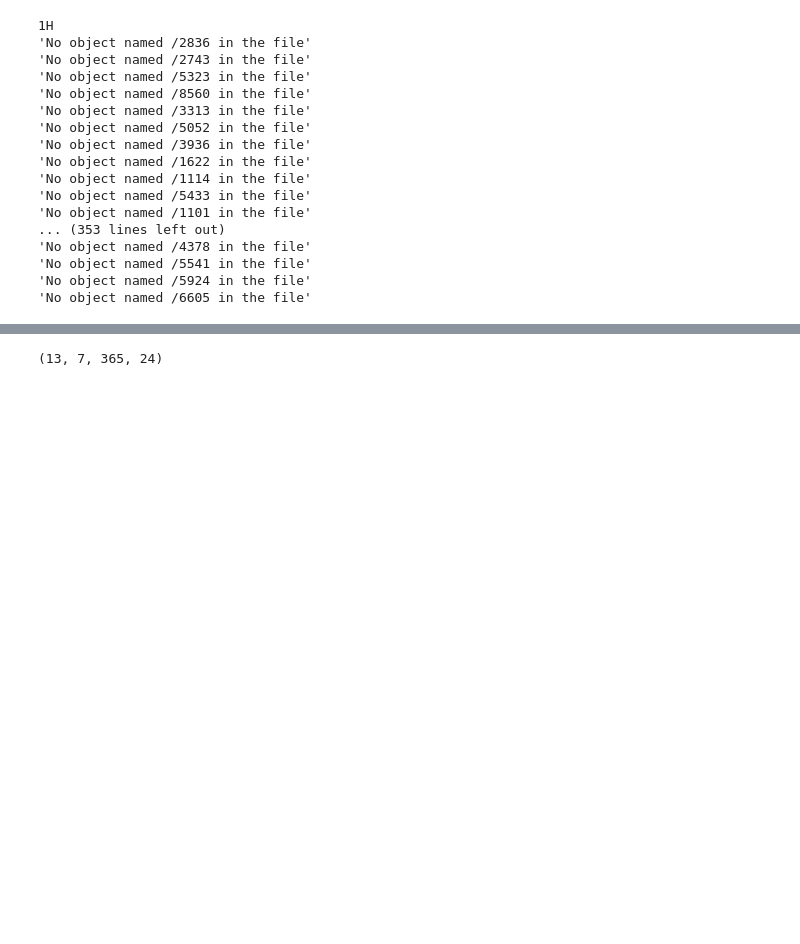
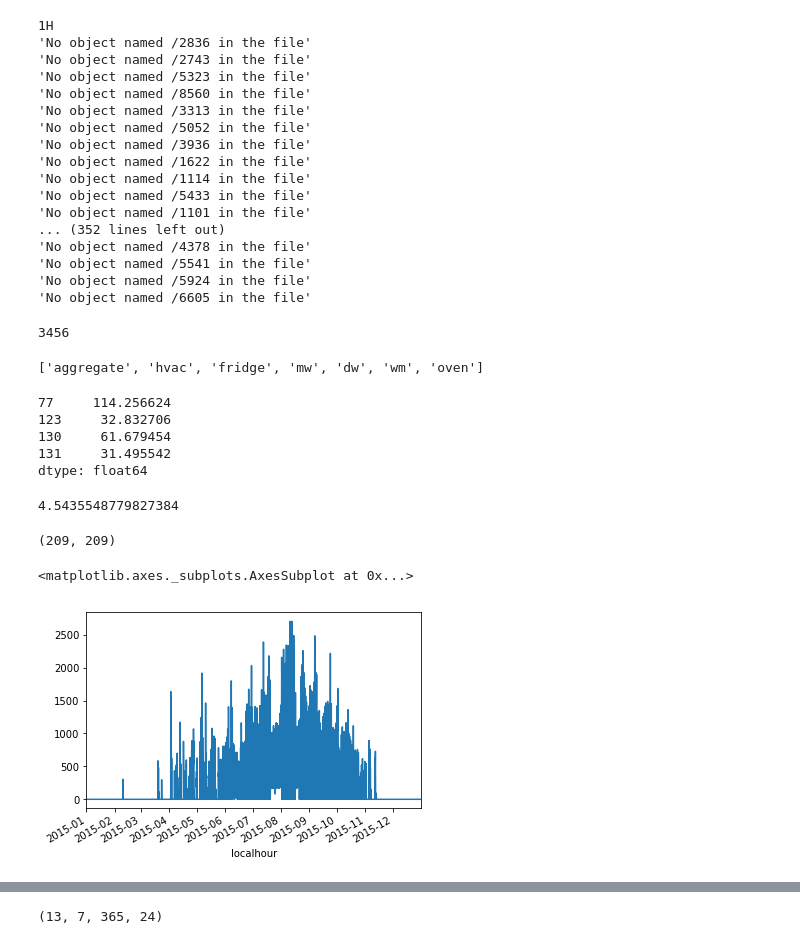
Before and after one commit to nipunbatra/freq-nilm, a Jupyter notebook: notebooks/create-datasets.ipynb, the cells around one changed output, grey strips where cells are left out. Saved outputs shown, nothing was run; the diff lists cells and outputs as text; code cells hidden in the pictures; blank space fills up the shorter version.

```diff
--- a/notebooks/create-datasets.ipynb
+++ b/notebooks/create-datasets.ipynb
@@ -46,12 +38,13 @@ d.head(100).plot()
 # %%
 APPLIANCES_ORDER = ['aggregate', 'hvac', 'fridge', 'mw', 'dw', 'wm', 'oven']
 # %%
+homes = {}
 #for freq in ['2H','4H','12H','1H']:
 for freq in ['1H']:
     print(freq)
     freq_num = int(freq[:-1])
     out = []
-    homes = []
+    homes[freq] = []
     city_data = metadata_df[metadata_df['city'] == city]
     city_homes = city_data.index.values.astype('int')
     for home in city_homes[:]:
@@ -63,26 +56,36 @@ for freq in ['1H']:
             day_of_year = data_df.index.dayofyear
             if day_of_year[0]==1 and day_of_year[-1]==365:
                 downsampled_data = data_df.resample(freq).mean()
-                if len(downsampled_data)<((365*24)//freq_num):
+                if len(downsampled_data)<((365*24)/freq_num):
                     continue
                 downsampled_data = downsampled_data.rename(columns=feeds)
                 o =  [None] * len(APPLIANCES_ORDER)
                 for a_num, appliance in enumerate(APPLIANCES_ORDER):
                     if appliance in downsampled_data.columns:
-                        o[a_num] = downsampled_data[appliance].values.reshape(365, 24//freq_num)
+                        o[a_num] = downsampled_data[appliance].values.reshape(365, 24/freq_num)
                     else:
-                        o[a_num] = np.zeros((365, 24//freq_num))
+                        o[a_num] = np.zeros((365, 24/freq_num))
                         o[a_num].fill(np.nan)
                 out.append(o)
-                homes.append(home)
+                homes[freq].append(home)
 
             else:
                 continue
-        except Exception as e:
-            print(e)
+        except Exception, e:
+            print e
     out = np.array(out)
 
-    np.save('{}-input.npy'.format(freq), out)
+    # Cleaning the dataset!
+    for appliance_num in range(7):
+        r = pd.DataFrame(out[:, appliance_num, :, :].reshape(318, 365*24)).T
+        t = (r>10).sum()
+        q_1 = t[t==0].index
+        q_2 = t[t<np.percentile(t, 11)].index
+        q = np.union1d(q_1, q_2)
+        out[q, appliance_num, :, :] = np.nan
+
+    import pickle
+    pickle.dump(out, open('{}-input.pkl'.format(freq),'w'))
 # %% [output]
 1H
 'No object named /2836 in the file'
@@ -96,7 +99,7 @@ for freq in ['1H']:
 'No object named /1114 in the file'
 'No object named /5433 in the file'
 'No object named /1101 in the file'
-... (353 lines left out)
+... (352 lines left out)
 'No object named /4378 in the file'
 'No object named /5541 in the file'
 'No object named /5924 in the file'
@@ -105,0 +107,31 @@ np.save('{}-input.npy'.format(freq), out)
+# %%
+homes['1H'][26]
+# %% [output]
+3456
+# %%
+APPLIANCES_ORDER
+# %% [output]
+['aggregate', 'hvac', 'fridge', 'mw', 'dw', 'wm', 'oven']
+# %%
+t = pd.DataFrame(out[:, 5, :, :].reshape(318, 365*24)).T.mean()
+t[t>30]
+# %% [output]
+77     114.256624
+123     32.832706
+130     61.679454
+131     31.495542
+dtype: float64
+# %%
+t[109]
+# %% [output]
+4.5435548779827384
+# %%
+len(q), len(q_1)
+# %% [output]
+(209, 209)
+# %%
+%matplotlib inline
+st['/3456']['air1']['2015'].plot()
+# %% [output]
+<matplotlib.axes._subplots.AxesSubplot at 0x...>
+[figure, added]
```
Also changed, not shown: parts of 8 cells of this notebook, 12 other files.
